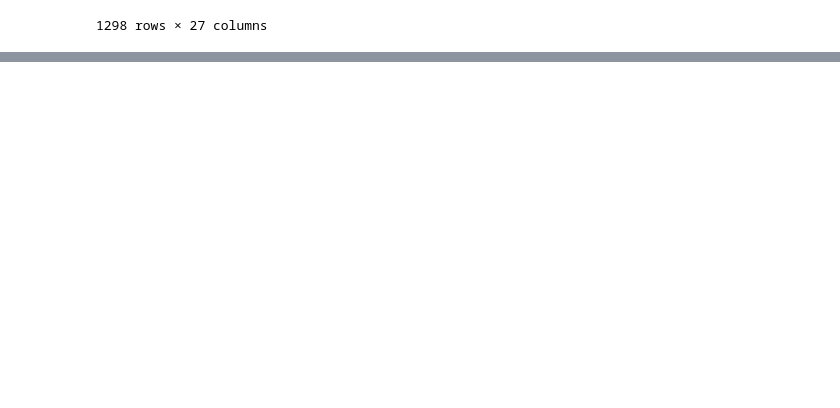
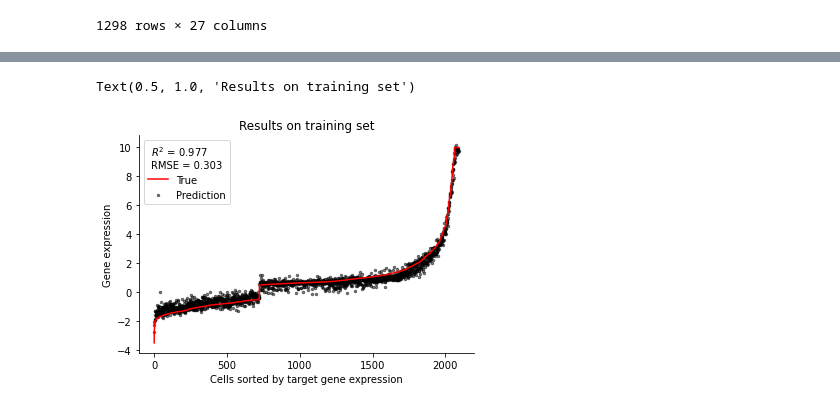
Before and after one commit to sevsorita/single_cell, a Jupyter notebook: notebooks/NeoLet_metadata.ipynb, the cells around one changed output, grey strips where cells are left out. Saved outputs shown, nothing was run; the diff lists cells and outputs as text; code cells hidden in the pictures; blank space fills up the shorter version.

```diff
--- a/notebooks/NeoLet_metadata.ipynb
+++ b/notebooks/NeoLet_metadata.ipynb
@@ -121,0 +273,3 @@ patients[67]["baseline"]
+# %%
+val = train[-500:]
+train = train[:-500]
@@ -121,0 +280,5 @@ patients[67]["baseline"]
+# %%
+model = xgb.XGBRegressor(**params)
+# %%
+history = model.fit(X_data.iloc[train], y_data[train], verbose=True, early_stopping_rounds = 100,
+          eval_set=[(X_data.iloc[train], y_data[train]), (X_data.iloc[val], y_data[val])],)
@@ -121,0 +309,3 @@ patients[67]["baseline"]
+# %%
+pred_train = model.predict(X_data.iloc[train])
+pred_val = model.predict(X_data.iloc[val])
@@ -121,0 +314,7 @@ patients[67]["baseline"]
+# %%
+import matplotlib.pyplot as plt
+modules.plot_prediction(y_data[train].values, pred_train)
+plt.title("Results on training set")
+# %% [output]
+Text(0.5, 1.0, 'Results on training set')
+[figure, added]
```
Also changed, not shown: parts of 65 cells of this notebook.
